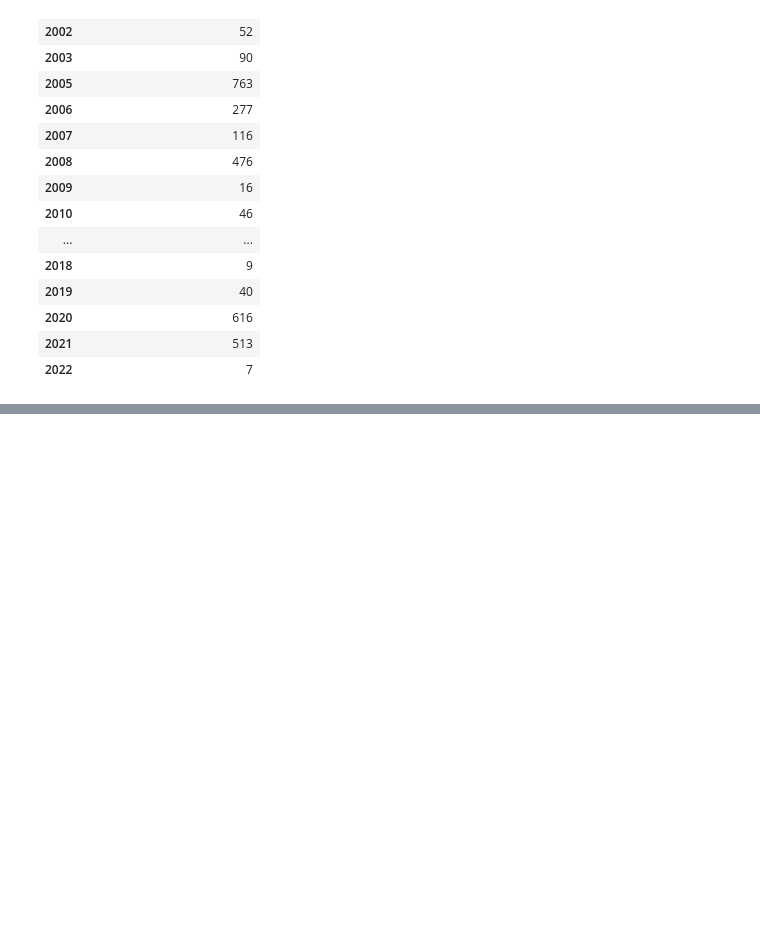
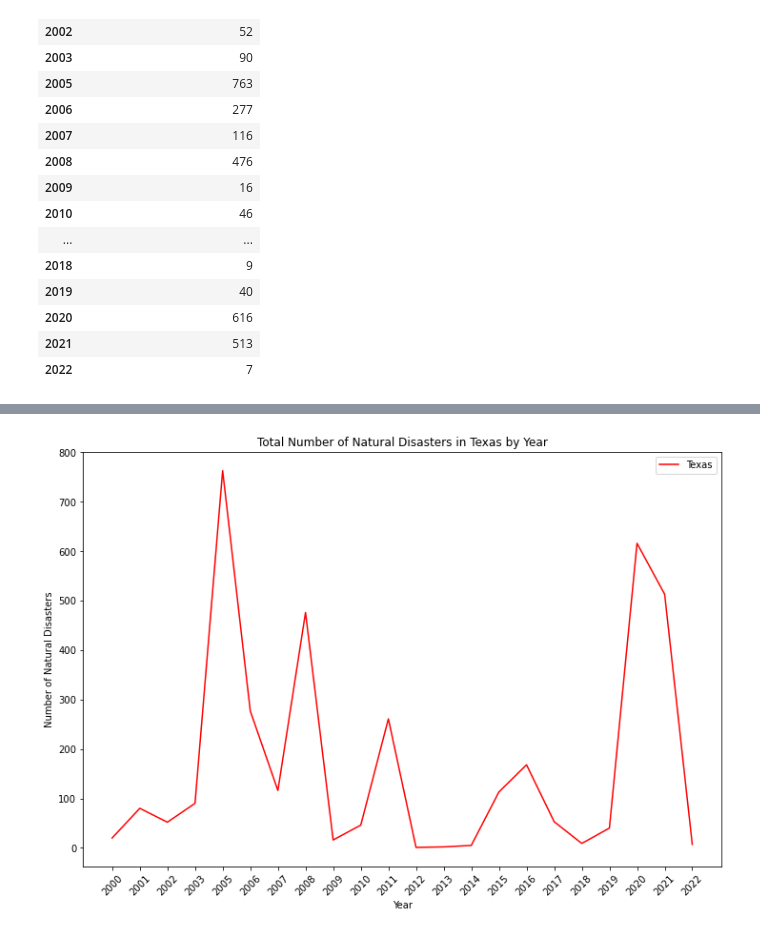
Before and after one commit to verevar/etl-project, a Jupyter notebook: Untitled.ipynb, the cells around one changed output, grey strips where cells are left out. Saved outputs shown, nothing was run; the diff lists cells and outputs as text; code cells hidden in the pictures; blank space fills up the shorter version.

```diff
--- a/Untitled.ipynb
+++ b/Untitled.ipynb
@@ -256,3 +313,7 @@ curr_nat_dis_tx_total_df
 | 2020 | 616 |
 | 2021 | 513 |
 | 2022 | 7 |
+# %%
+curr_nat_dis_tx_total_df = curr_nat_dis_tx_total_df.sort_values(by = ['Year'],ascending = True)
+curr_nat_dis_tx_total_df = curr_nat_dis_tx_total_df.reset_index()
+curr_nat_dis_tx_total_df
@@ -258,0 +338,26 @@ curr_nat_dis_tx_total_df
+# %%
+x_line = curr_nat_dis_tx_total_df["Year"]
+y_line = curr_nat_dis_tx_total_df["Number of Natural Disasters"]
+
+plt.figure(figsize = (12,8))
+line_graph, = plt.plot(x_line, y_line, color="red", label="Texas")
+plt.title("Total Number of Natural Disasters in Texas by Year")
+plt.xlabel("Year")
+plt.ylabel("Number of Natural Disasters")
+plt.legend(handles=[line_graph], loc="best")
+plt.xticks(rotation=45)
+plt.show()
+
+# time = curr_nat_dis_tx_total_df["Year"]
+# disasters = curr_nat_dis_tx_total_df["Number of Natural Disasters"]
+
+# plt.figure(figsize=(12,8))
+# plt.plot(time, disasters)
+# plt.title("Total Number of Natural Disasters in Texas by Year")
+# plt.xlabel("Year")
+# plt.ylabel("Number of Natural Disasters")
+# plt.legend(handles=[line_graph], loc="best")
+# plt.xticks(rotation=45)
+# plt.show()
+# %% [output]
+[figure, added]
```
Also changed, not shown: parts of 5 cells of this notebook.
